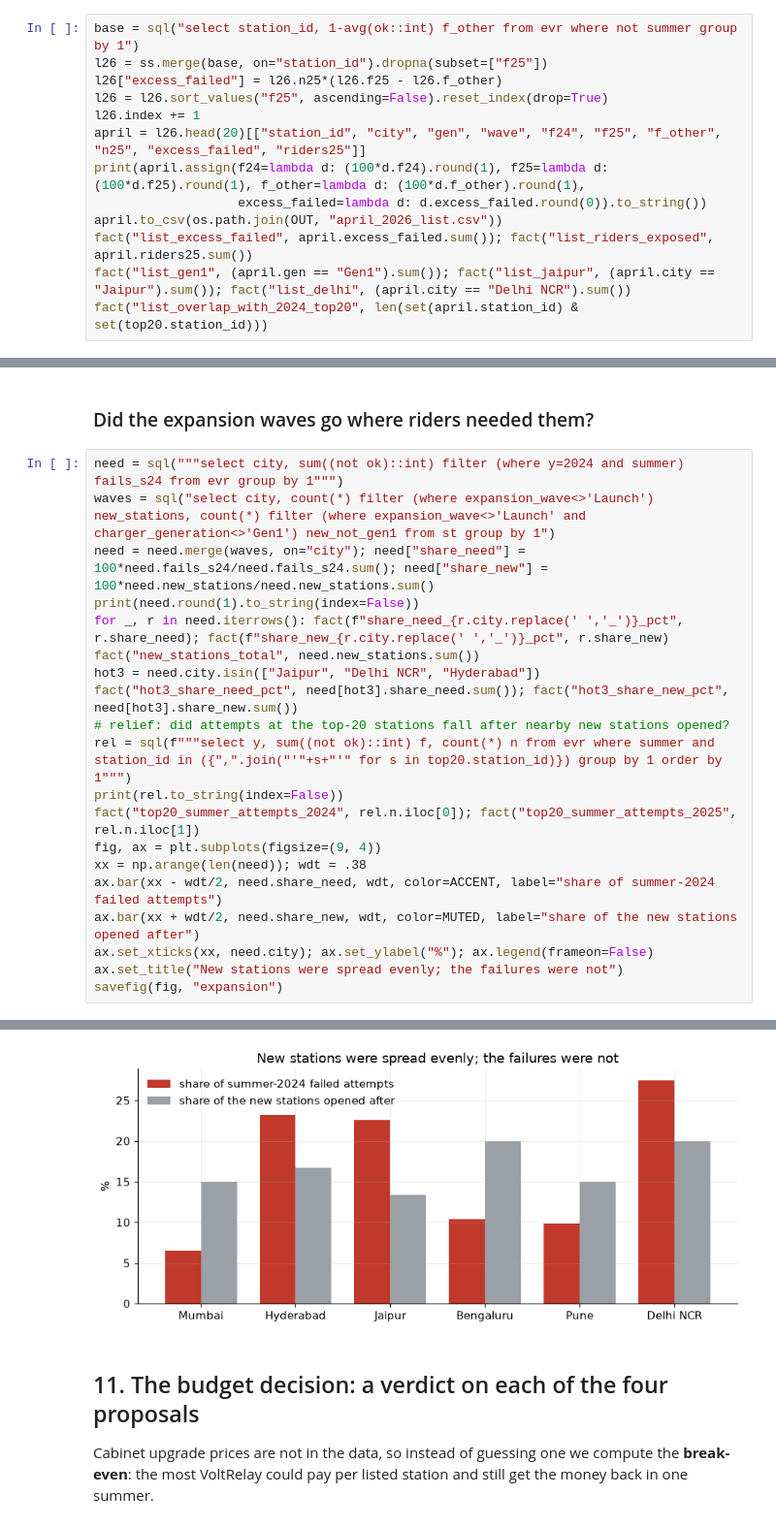
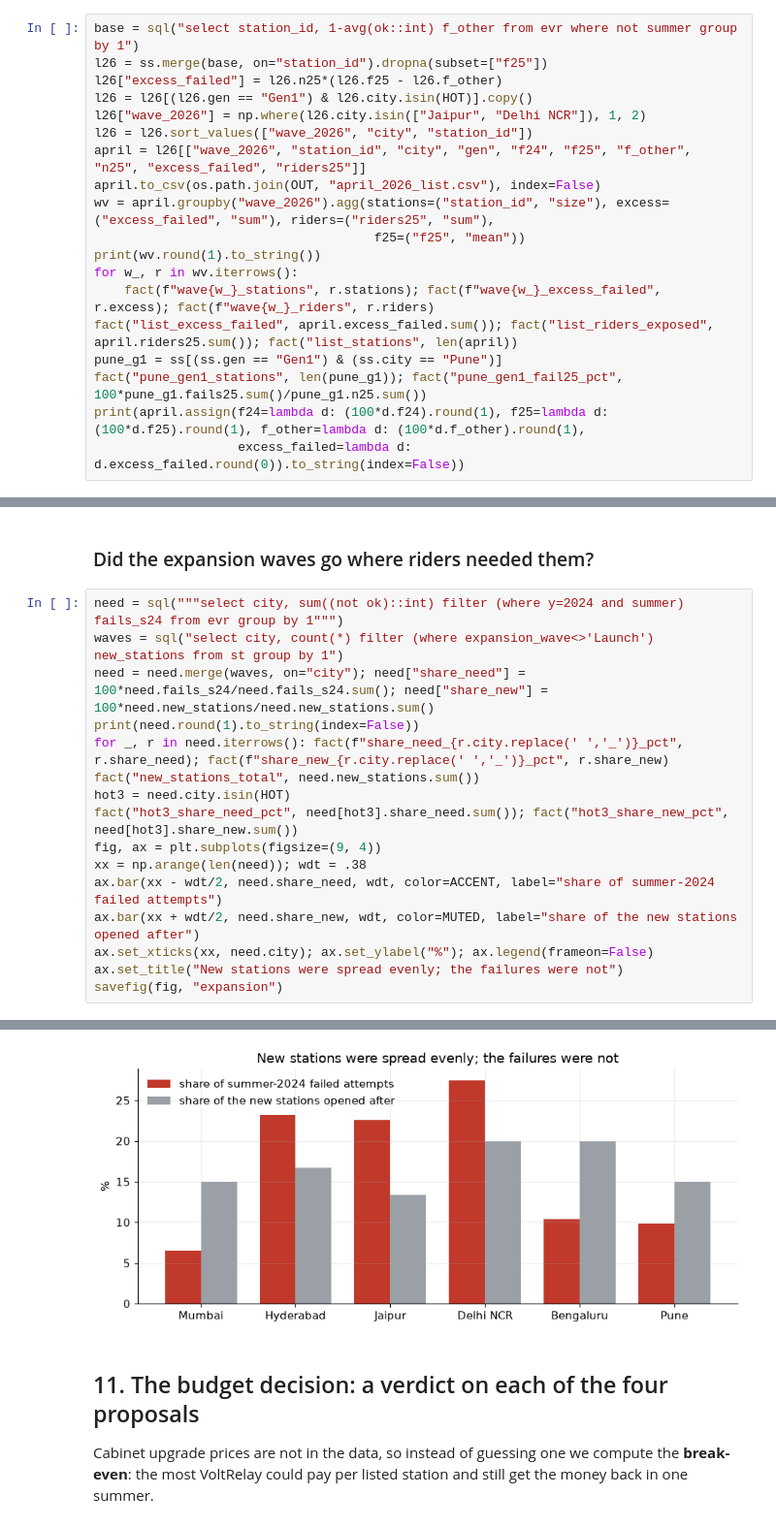
Before and after one commit to kinnuworks/next-april, a Jupyter notebook: notebooks/next_april.ipynb, the cells around one changed output, grey strips where cells are left out. Shown at 97% size. Cells and saved outputs as stored; diff of their text form.

Commit message:
Back-test reframed as a generation-by-city rule: station history adds nothing within a group; April 2026 list is the 36 Gen1 stations in the three hottest cities

```diff
--- a/notebooks/next_april.ipynb
+++ b/notebooks/next_april.ipynb
@@ -912,13 +936,19 @@ Same rule, now using summer 2025. "Excess failed attempts" = attempts beyond the
 base = sql("select station_id, 1-avg(ok::int) f_other from evr where not summer group by 1")
 l26 = ss.merge(base, on="station_id").dropna(subset=["f25"])
 l26["excess_failed"] = l26.n25*(l26.f25 - l26.f_other)
-l26 = l26.sort_values("f25", ascending=False).reset_index(drop=True)
-l26.index += 1
-april = l26.head(20)[["station_id", "city", "gen", "wave", "f24", "f25", "f_other", "n25", "excess_failed", "riders25"]]
+l26 = l26[(l26.gen == "Gen1") & l26.city.isin(HOT)].copy()
+l26["wave_2026"] = np.where(l26.city.isin(["Jaipur", "Delhi NCR"]), 1, 2)
+l26 = l26.sort_values(["wave_2026", "city", "station_id"])
+april = l26[["wave_2026", "station_id", "city", "gen", "f24", "f25", "f_other", "n25", "excess_failed", "riders25"]]
+april.to_csv(os.path.join(OUT, "april_2026_list.csv"), index=False)
+wv = april.groupby("wave_2026").agg(stations=("station_id", "size"), excess=("excess_failed", "sum"), riders=("riders25", "sum"),
+                                     f25=("f25", "mean"))
+print(wv.round(1).to_string())
+for w_, r in wv.iterrows():
+    fact(f"wave{w_}_stations", r.stations); fact(f"wave{w_}_excess_failed", r.excess); fact(f"wave{w_}_riders", r.riders)
+fact("list_excess_failed", april.excess_failed.sum()); fact("list_riders_exposed", april.riders25.sum()); fact("list_stations", len(april))
+pune_g1 = ss[(ss.gen == "Gen1") & (ss.city == "Pune")]
+fact("pune_gen1_stations", len(pune_g1)); fact("pune_gen1_fail25_pct", 100*pune_g1.fails25.sum()/pune_g1.n25.sum())
 print(april.assign(f24=lambda d: (100*d.f24).round(1), f25=lambda d: (100*d.f25).round(1), f_other=lambda d: (100*d.f_other).round(1),
-                   excess_failed=lambda d: d.excess_failed.round(0)).to_string())
-april.to_csv(os.path.join(OUT, "april_2026_list.csv"))
-fact("list_excess_failed", april.excess_failed.sum()); fact("list_riders_exposed", april.riders25.sum())
-fact("list_gen1", (april.gen == "Gen1").sum()); fact("list_jaipur", (april.city == "Jaipur").sum()); fact("list_delhi", (april.city == "Delhi NCR").sum())
-fact("list_overlap_with_2024_top20", len(set(april.station_id) & set(top20.station_id)))
+                   excess_failed=lambda d: d.excess_failed.round(0)).to_string(index=False))
 # %% [output]
@@ -944,17 +973,13 @@ fact("list_overlap_with_2024_top20", len(set(april.station_id) & set(top20.stati
 ### Did the expansion waves go where riders needed them?
 # %%
 need = sql("""select city, sum((not ok)::int) filter (where y=2024 and summer) fails_s24 from evr group by 1""")
-waves = sql("select city, count(*) filter (where expansion_wave<>'Launch') new_stations, count(*) filter (where expansion_wave<>'Launch' and charger_generation<>'Gen1') new_not_gen1 from st group by 1")
+waves = sql("select city, count(*) filter (where expansion_wave<>'Launch') new_stations from st group by 1")
 need = need.merge(waves, on="city"); need["share_need"] = 100*need.fails_s24/need.fails_s24.sum(); need["share_new"] = 100*need.new_stations/need.new_stations.sum()
 print(need.round(1).to_string(index=False))
 for _, r in need.iterrows(): fact(f"share_need_{r.city.replace(' ','_')}_pct", r.share_need); fact(f"share_new_{r.city.replace(' ','_')}_pct", r.share_new)
 fact("new_stations_total", need.new_stations.sum())
-hot3 = need.city.isin(["Jaipur", "Delhi NCR", "Hyderabad"])
+hot3 = need.city.isin(HOT)
 fact("hot3_share_need_pct", need[hot3].share_need.sum()); fact("hot3_share_new_pct", need[hot3].share_new.sum())
-# relief: did attempts at the top-20 stations fall after nearby new stations opened?
-rel = sql(f"""select y, sum((not ok)::int) f, count(*) n from evr where summer and station_id in ({",".join("'"+s+"'" for s in top20.station_id)}) group by 1 order by 1""")
-print(rel.to_string(index=False))
-fact("top20_summer_attempts_2024", rel.n.iloc[0]); fact("top20_summer_attempts_2025", rel.n.iloc[1])
 fig, ax = plt.subplots(figsize=(9, 4))
 xx = np.arange(len(need)); wdt = .38
 ax.bar(xx - wdt/2, need.share_need, wdt, color=ACCENT, label="share of summer-2024 failed attempts")
@@ -976,4 +998,4 @@ Delhi NCR    11439.0            12            12        27.5       20.0
-[figure, old version]
+[figure, new version]
 # %% [markdown]
 ## 11. The budget decision: a verdict on each of the four proposals
 Cabinet upgrade prices are not in the data, so instead of guessing one we compute the **break-even**: the most VoltRelay could pay per listed station and still get the money back in one summer.
```
Also changed, not shown: parts of 12 cells of this notebook, 13 other files.
